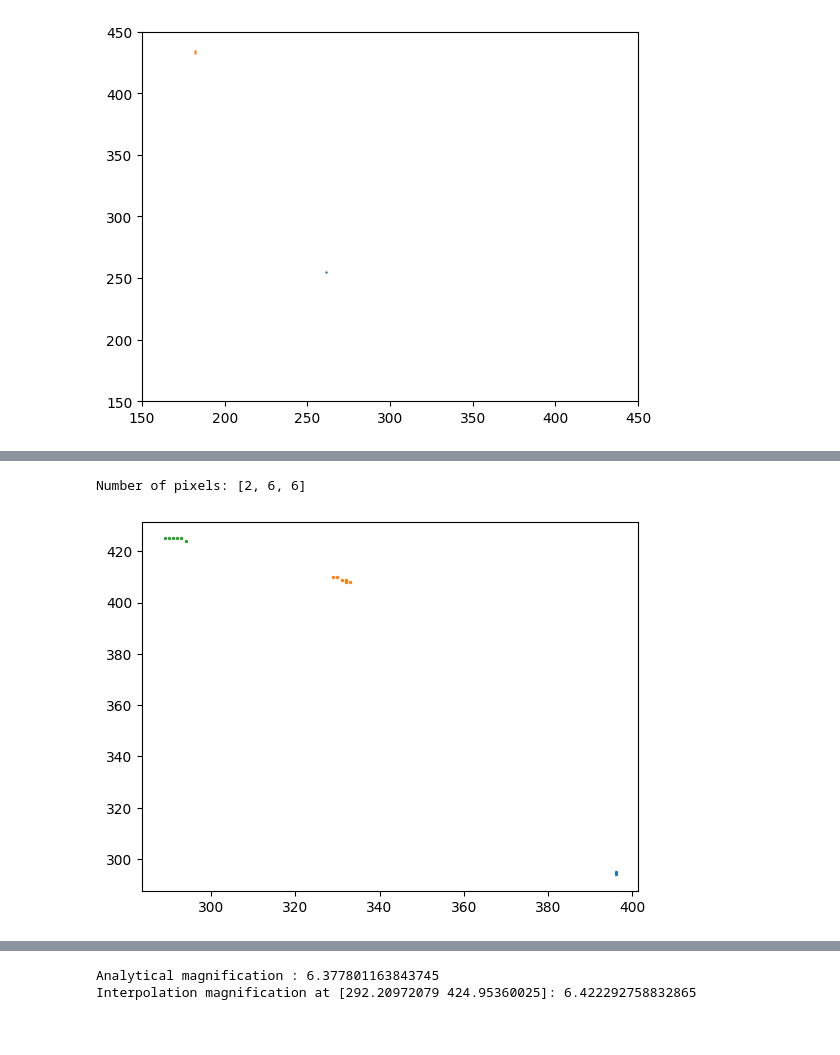
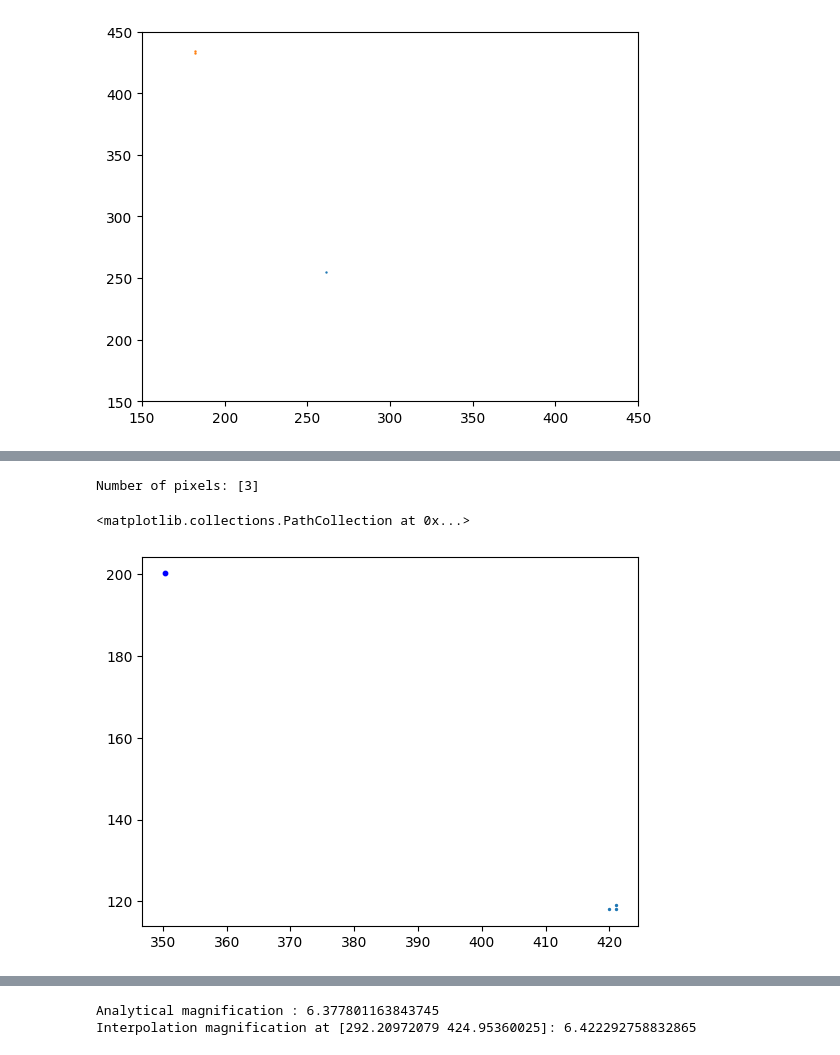
Before and after one commit to diceandcats/SURE-GW-lensing, a Jupyter notebook: Real stuffs/subpixel.ipynb, the cells around one changed output, grey strips where cells are left out. Cells and saved outputs as stored; diff of their text form; code cells hidden in the pictures.

```diff
--- a/Real stuffs/subpixel.ipynb
+++ b/Real stuffs/subpixel.ipynb
@@ -155,7 +155,7 @@ plt.scatter(img_x, img_y, c='r', s=100, marker='x')'''
 [figure]
 # %%
 # make a point source
-coord = (300.3,330.2)
+coord = (350.3,200.2)
 def find_rough_def_pix(coord):
     coord_x_r, coord_y_r = coord[0] % 1, coord[1] % 1
     y_round, x_round = round(coord[1]), round(coord[0])
@@ -183,22 +183,24 @@ coordinates = find_rough_def_pix(coord)
 # %%
 coordinates = np.array(coordinates)
 
 #DBSCAN clustering
 
 dbscan = DBSCAN(eps=3, min_samples=1).fit(coordinates)
 labels = dbscan.labels_
 images = {}
 for label in set(labels):
     if label != -1:  # Ignore noise points
         images[f"Image_{label}"] = coordinates[labels == label]
 images = list(images.values())
 
 for i in range(0, len(images)):
     plt.scatter(images[i][:,0], images[i][:,1], s=2)
 print(f'Number of pixels: {[np.sum(len(images[i])) for i in range(0, len(images))]}')
+plt.scatter(coord[0], coord[1], c='b', s=10)
 # %% [output]
-Number of pixels: [2, 6, 6]
+Number of pixels: [3]
+<matplotlib.collections.PathCollection at 0x...>
-[figure, old version]
+[figure, new version]
 # %%
 # interpolate the deflected angle given the image pos
 def def_angle_test_interpolate(x,y, alpha_x= alpha_x_2d, alpha_y = alpha_y_2d):  #(x,y) is img_guess
```
Also changed, not shown: parts of 5 cells of this notebook, 2 other files.
